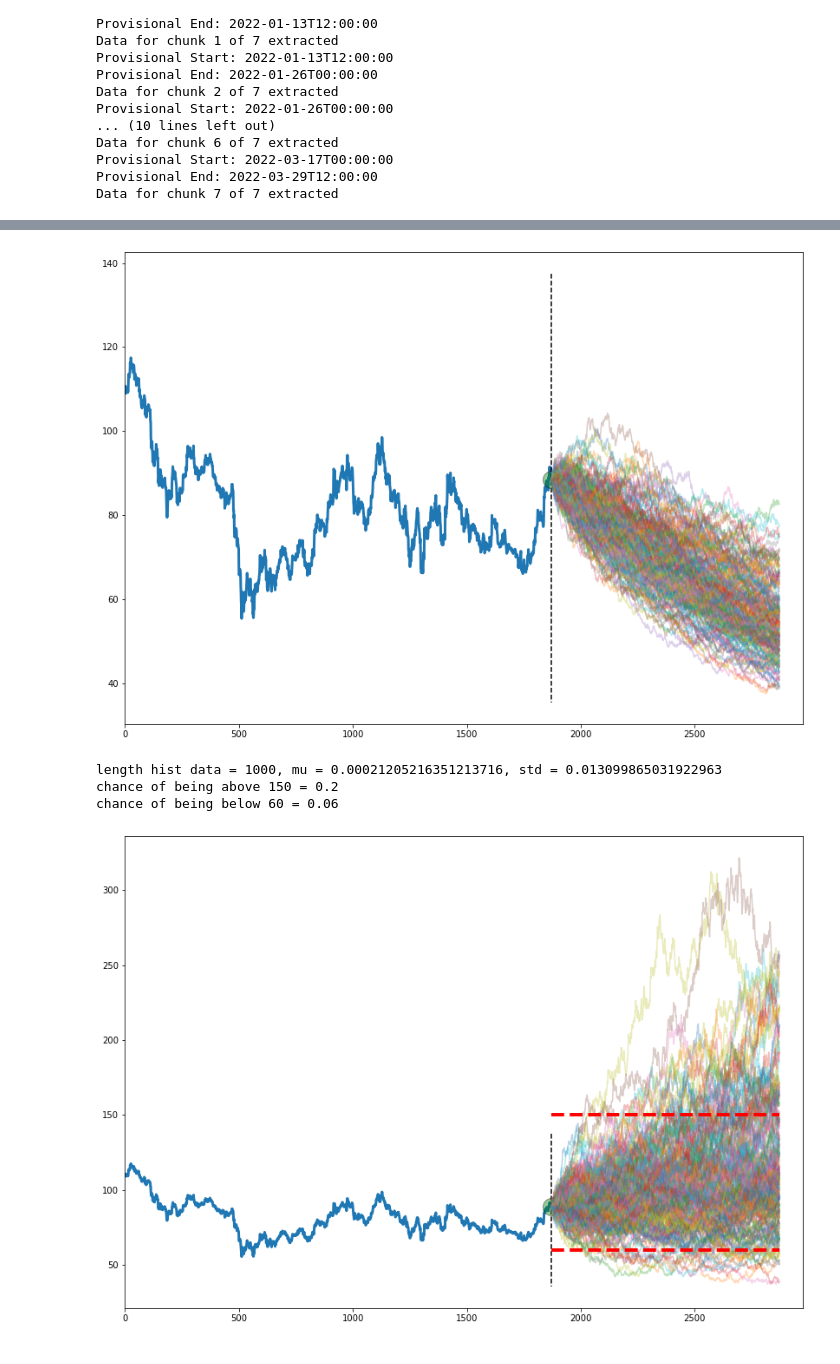
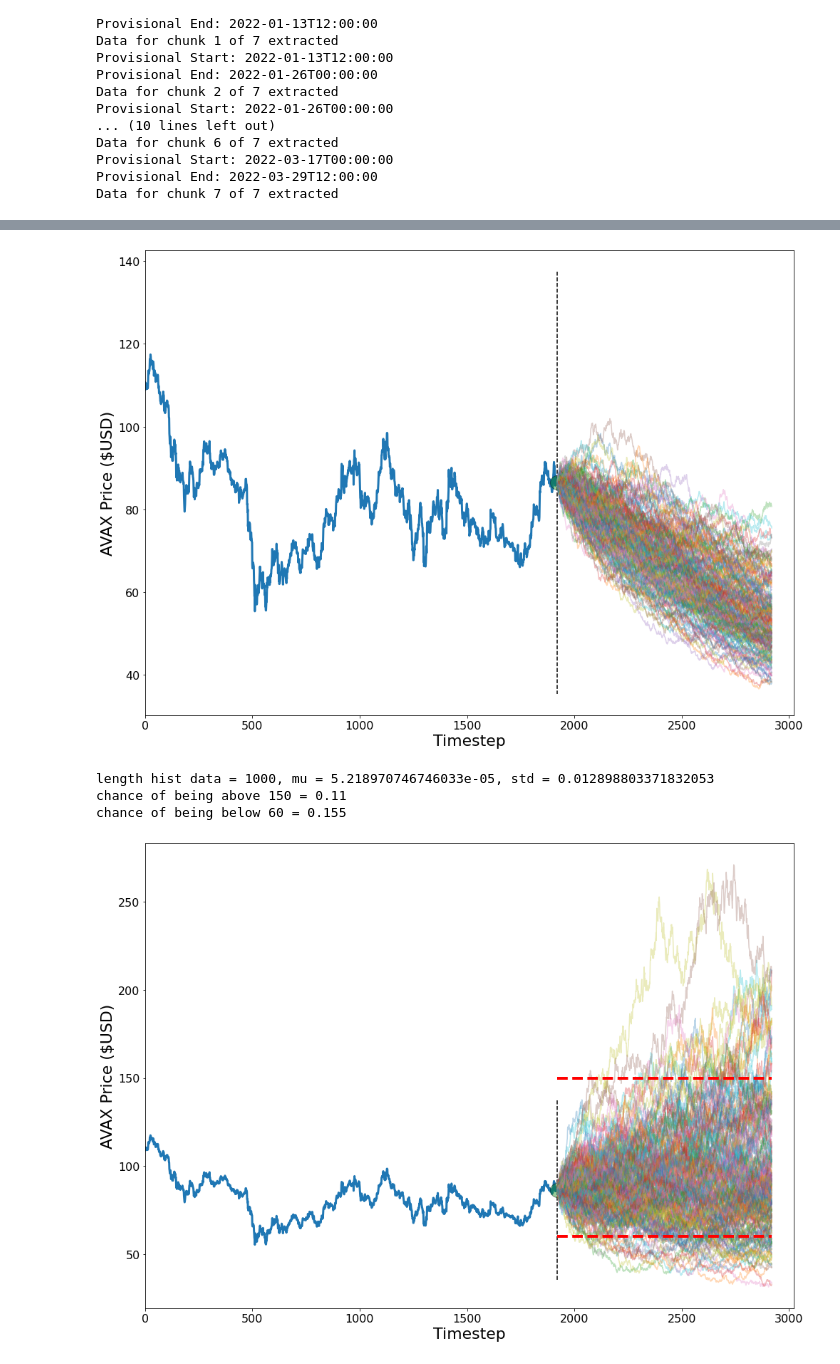
Before and after one commit to ArrowDFMs/BrownieMotion, a Jupyter notebook: samplePricePath.ipynb, the cells around one changed output, grey strips where cells are left out. Saved outputs shown, nothing was run; the diff lists cells and outputs as text; code cells hidden in the pictures.

Commit message:
added figure labels

```diff
--- a/samplePricePath.ipynb
+++ b/samplePricePath.ipynb
@@ -22,19 +25,20 @@ nTimeStep = 1000
 ############################################################################
 from Historic_Crypto import HistoricalData
 def getAllPrice(_pair,_freq,_start,_end):
-    dat = HistoricalData(_pair,_freq,_start,_end).retrieve_data()
-    dat = pd.DataFrame(dat).reset_index(drop=False)
+    _dat = HistoricalData(_pair,_freq,_start,_end).retrieve_data()
+    _dat = pd.DataFrame(_dat).reset_index(drop=False)
     #### rename columns
-    dat.rename(columns = {
+    _dat.rename(columns = {
         "time": "sampledTime",
         "close": "indexPrice",
     }, inplace = True)
     #### drop exta columns
-    dat.drop(["low", "high", "open","volume"], axis = 1, inplace = True)
+    _dat.drop(["low", "high", "open","volume"], axis = 1, inplace = True)
 
-    return dat
+    return _dat
 
-dfSampledPrice = getAllPrice('AVAX-USD',3600,'2022-01-01-00-00','2022-03-20-00-00')
+dfSampledPrice = getAllPrice('AVAX-USD',3600,'2022-01-01-00-00',\
+                             str(yesterdayDate.date())+'-00-00')
 histPrice = np.array(dfSampledPrice['indexPrice'])
 histTime = len(histPrice)
 # %% [output]
@@ -154,7 +176,7 @@ plt.plot([histTime],histPrice[-1],linestyle='',\
          marker='o',markersize=20,color='green',markeredgecolor='black',alpha=0.4)
 plt.xlim(0,histTime+nTimeStep+100)
 
-## fix starting price of new paths as end of hist data
+## fix starting price of new paths as end of historical data
 spot=histPrice[-1]
 nSamples=200
 
@@ -169,8 +191,14 @@ price = np.exp(logPrice)
 
 ## plot new sample path
 for path in range(nSamples):
-    plt.plot(range(histTime,histTime+nTimeStep),price[path,:],alpha=0.3)
+    plt.plot(range(histTime,histTime+nTimeStep),price[path,:],alpha=0.2)
 
 
+## add axis labels and format figure
+plt.xticks(fontsize=16)
+plt.yticks(fontsize=16)
+plt.xlabel('Timestep',fontsize=22)
+plt.ylabel('AVAX Price ($USD)',fontsize=22)
+plt.tight_layout()
 plt.show()
 # %% [output]
@@ -314,9 +360,15 @@ price = np.exp(logPrice)
 for path in range(nSamples):
     plt.plot(range(histTime,histTime+nTimeStep),price[path,:],alpha=0.3)
 
+## add axis labels and format figure
+plt.xticks(fontsize=16)
+plt.yticks(fontsize=16)
+plt.xlabel('Timestep',fontsize=22)
+plt.ylabel('AVAX Price ($USD)',fontsize=22)
+plt.tight_layout()
 plt.show()
 # %% [output]
-[figure, old version]
+[figure, new version]
 # %%
 ############################################################
 ## This cell has code to estimate mu and sigma from historical data
@@ -327,19 +379,19 @@ plt.show()
 ############################################################################
 ### function to get historical prices for mu and sigma
 ############################################################################
-def getHistPrice(dfTemp,ts,sampleFreqMin,numObservations):
-    dfHistSampleTime = pd.DataFrame()
-    dfHistSampleTime['histTs'] = pd.date_range(end = pd.Timestamp(ts),\
-                                               periods=numObservations,\
-                                               freq=f'{sampleFreqMin} min')
-    _dfHistPrice = pd.merge_asof(dfHistSampleTime,dfTemp,\
+def getHistPrice(_dfSP,_ts,_sampleFreqMin,_numObservations):
+    _dfHistSampleTime = pd.DataFrame()
+    _dfHistSampleTime['histTs'] = pd.date_range(end = pd.Timestamp(_ts),\
+                                               periods=_numObservations,\
+                                               freq=f'{_sampleFreqMin} min')
+    _dfHistPrice = pd.merge_asof(_dfHistSampleTime,_dfSP,\
                                  left_on='histTs',right_on='sampledTime')
     _dfHistPrice = _dfHistPrice[ _dfHistPrice['indexPrice'].notnull() ]
     _dfHistPrice = _dfHistPrice.reset_index(drop=True)
     return _dfHistPrice
 
 ## get historical data from function
-dfHist = getHistPrice(dfSampledPrice,pd.Timestamp('2022-03-20 00:00:00'),60,1000)
+dfHist = getHistPrice(dfSampledPrice,pd.Timestamp(yesterdayDate),60,1000)
 histPriceData = np.array(dfHist['indexPrice'])
 ## calculate mu and sigma based on historical data
 sigma = np.std(histPriceData[1:] / histPriceData[:-1] - 1)
@@ -367,34 +419,40 @@ for i in range(nTimeStep-1):
     + sigma*np.sqrt(dt)*np.random.normal(loc=0, scale=1, size=nSamples)
 
 price = np.exp(logPrice)
 
 ## plot new sample paths
 for path in range(nSamples):
     plt.plot(range(histTime,histTime+nTimeStep),price[path,:],alpha=0.3)
 
 
 ## select threshold level that you are interested in and plot
 thresholdAbove = 150
 plt.plot([histTime,histTime+nTimeStep],[thresholdAbove,thresholdAbove]\
          ,linestyle='--',color='red',linewidth=4)
 
 aboveMask = (price[:,-1] > thresholdAbove)
 probAbove = np.count_nonzero(aboveMask) / len(aboveMask)
 print(f'chance of being above {thresholdAbove} = {probAbove}')
 
 
 ## select threshold level that you are interested in and plot
 thresholdBelow = 60
 plt.plot([histTime,histTime+nTimeStep],[thresholdBelow,thresholdBelow]\
          ,linestyle='--',color='red',linewidth=4)
 
 belowMask = (price[:,-1] < thresholdBelow)
 probBelow = np.count_nonzero(belowMask) / len(belowMask)
 print(f'chance of being below {thresholdBelow} = {probBelow}')
 
+## add axis labels and format figure
+plt.xticks(fontsize=16)
+plt.yticks(fontsize=16)
+plt.xlabel('Timestep',fontsize=22)
+plt.ylabel('AVAX Price ($USD)',fontsize=22)
+plt.tight_layout()
 plt.show()
 # %% [output]
-length hist data = 1000, mu = 0.00021205216351213716, std = 0.013099865031922963
-chance of being above 150 = 0.2
-chance of being below 60 = 0.06
+length hist data = 1000, mu = 5.218970746746033e-05, std = 0.012898803371832053
+chance of being above 150 = 0.11
+chance of being below 60 = 0.155
-[figure, old version]
+[figure, new version]
```
Also changed, not shown: parts of 9 cells of this notebook.
